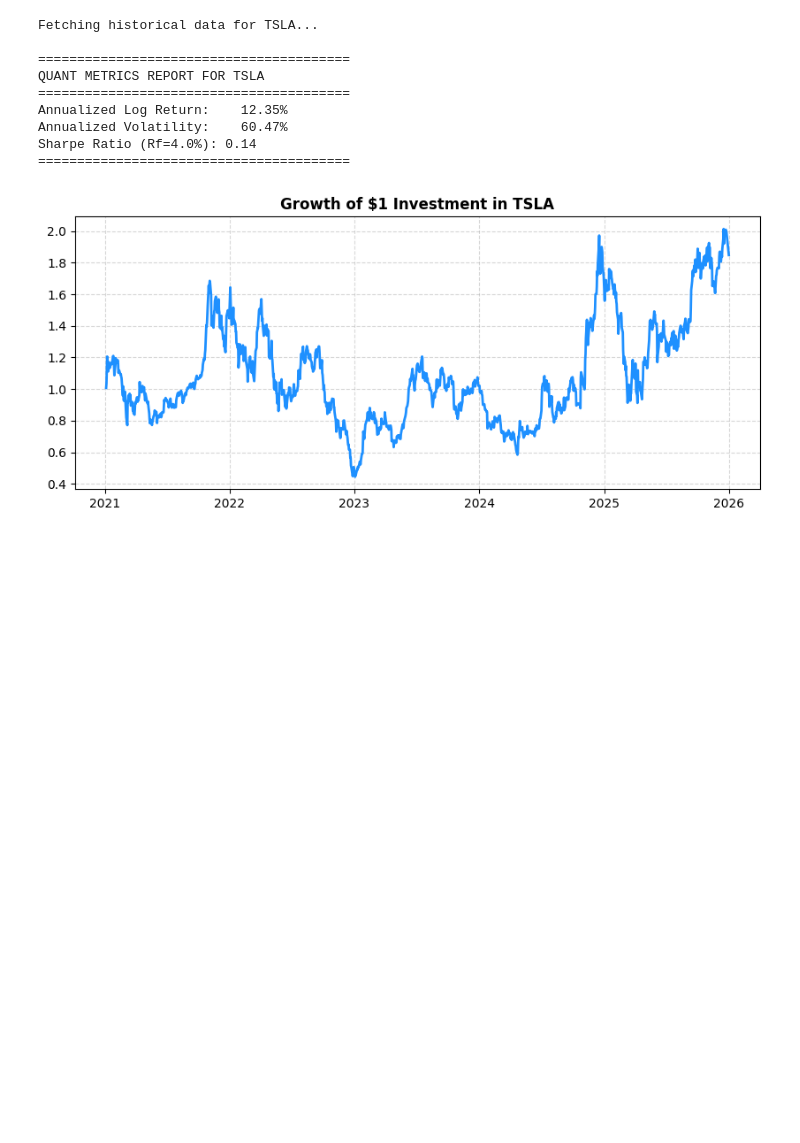
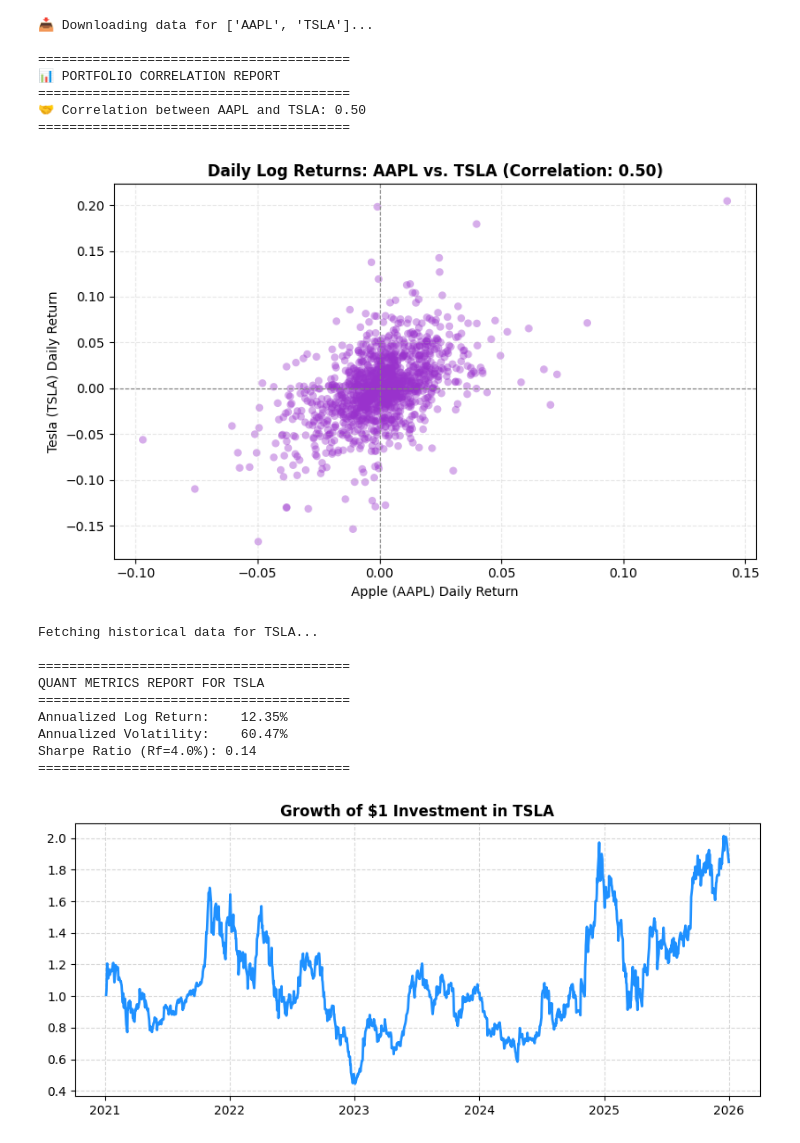
Before and after one commit to tamaraebituatongha/learningquantitativeanalysis, a Jupyter notebook: Quant_Metrics_Analysis.ipynb, the cells around one changed output. Cells and saved outputs as stored; diff of their text form; code cells hidden in the pictures; blank space fills up the shorter version.

```diff
--- a/Quant_Metrics_Analysis.ipynb
+++ b/Quant_Metrics_Analysis.ipynb
@@ -3,3 +1,58 @@
+# %%
+import numpy as np
+import pandas as pd
+import yfinance as yf
+import matplotlib.pyplot as plt
+
+# 1. Choose two stocks with completely different business models
+tickers = ["AAPL", "TSLA"]
+start_date = "2021-01-01"
+end_date = "2026-01-01"
+
+print(f"📥 Downloading data for {tickers}...")
+raw_data = yf.download(tickers, start=start_date, end=end_date, progress=False)
+
+# 2. Extract the Closing prices safely and build a clean table
+df_prices = pd.DataFrame()
+for ticker in tickers:
+    if 'Close' in raw_data.columns:
+        df_prices[ticker] = raw_data['Close'][ticker].squeeze()
+    elif 'Adj Close' in raw_data.columns:
+        df_prices[ticker] = raw_data['Adj Close'][ticker].squeeze()
+
+# 3. Calculate Daily Log Returns for both stocks
+df_returns = np.log(df_prices / df_prices.shift(1)).dropna()
+
+# 4. Calculate the Correlation Matrix
+correlation_matrix = df_returns.corr()
+apple_tesla_corr = correlation_matrix.loc["AAPL", "TSLA"]
+
+print("\n" + "="*40)
+print("📊 PORTFOLIO CORRELATION REPORT")
+print("="*40)
+print(f"🤝 Correlation between AAPL and TSLA: {apple_tesla_corr:.2f}")
+print("="*40)
+
+# 5. Visualize the Relationship with a Scatter Plot
+plt.figure(figsize=(8, 5))
+plt.scatter(df_returns['AAPL'], df_returns['TSLA'], alpha=0.4, color='darkorchid', edgecolors='none')
+plt.axhline(0, color='grey', linestyle='--', linewidth=0.8)
+plt.axvline(0, color='grey', linestyle='--', linewidth=0.8)
+plt.title(f'Daily Log Returns: AAPL vs. TSLA (Correlation: {apple_tesla_corr:.2f})', fontsize=12, fontweight='bold')
+plt.xlabel('Apple (AAPL) Daily Return', fontsize=10)
+plt.ylabel('Tesla (TSLA) Daily Return', fontsize=10)
+plt.grid(True, linestyle='--', alpha=0.3)
+plt.tight_layout()
+plt.show()
+# %% [output]
+📥 Downloading data for ['AAPL', 'TSLA']...
+
+========================================
+📊 PORTFOLIO CORRELATION REPORT
+========================================
+🤝 Correlation between AAPL and TSLA: 0.50
+========================================
+[figure, added]
 # %%
 # 1. Install the finance data downloader directly into Colab
 !pip install yfinance -q
```
Also changed, not shown: parts of 1 cell of this notebook.
